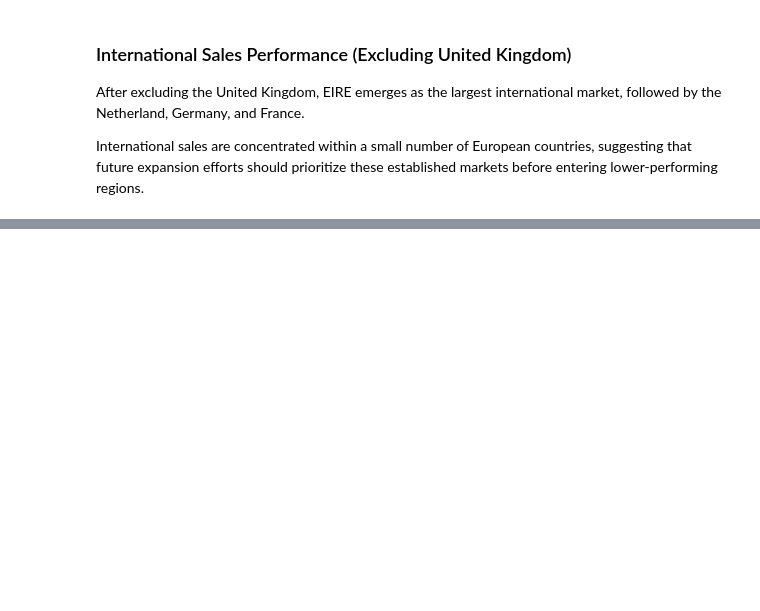
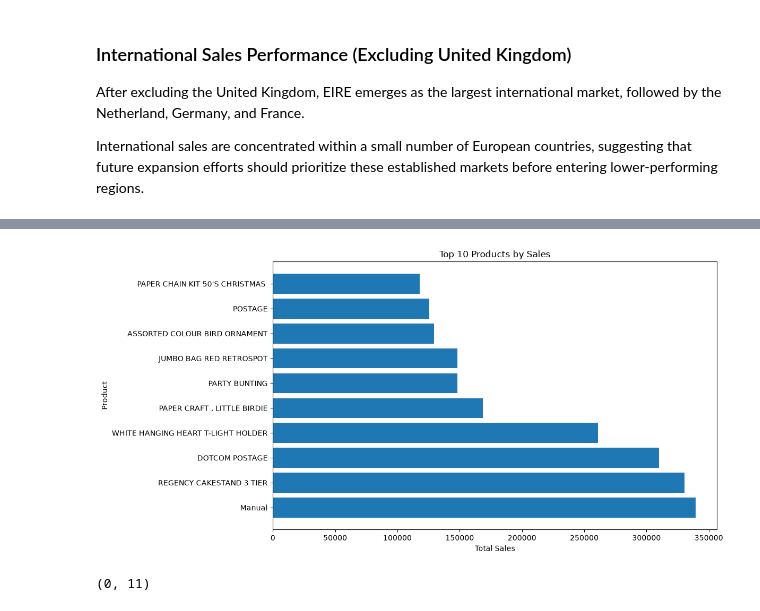
Before and after one commit to yoonjusong-analytics/ecommerce--customer-sales-analysis, a Jupyter notebook: notebook/03_exploratory_data_analysis.ipynb, the cells around one changed output, grey strips where cells are left out. Cells and saved outputs as stored; diff of their text form; code cells hidden in the pictures; blank space fills up the shorter version.

```diff
--- a/notebook/03_exploratory_data_analysis.ipynb
+++ b/notebook/03_exploratory_data_analysis.ipynb
@@ -790,0 +1056,12 @@ International sales are concentrated within a small number of European countries
+# %%
+# 5-1-1 Top Products by Sales
+
+product_sales = (
+    sales_df
+    .groupby("Description")["Sales"]
+    .sum()
+    .sort_values(ascending=False)
+    .reset_index()
+)
+
+product_sales.head(10)
@@ -790,0 +1080,6 @@ International sales are concentrated within a small number of European countries
+# %%
+# 5-1-2 Top 10 Products by sales
+
+top10_products = product_sales.head(10)
+
+top10_products
@@ -790,0 +1098,20 @@ International sales are concentrated within a small number of European countries
+# %%
+# 5-1-3 Top 10 Products by Sales (chart)
+
+plt.figure(figsize=(12,6))
+
+plt.barh(
+    top10_products["Description"],
+    top10_products["Sales"]
+)
+
+plt.title("Top 10 Products by Sales")
+
+plt.xlabel("Total Sales")
+plt.ylabel("Product")
+
+plt.tight_layout()
+
+plt.show()
+# %% [output]
+[figure, added]
@@ -790,0 +1132,6 @@ International sales are concentrated within a small number of European countries
+# %%
+product_df[
+    product_df["Description"].isin(non_product_items)
+].shape
+# %% [output]
+(0, 11)
```
Also changed, not shown: parts of 31 cells of this notebook.
